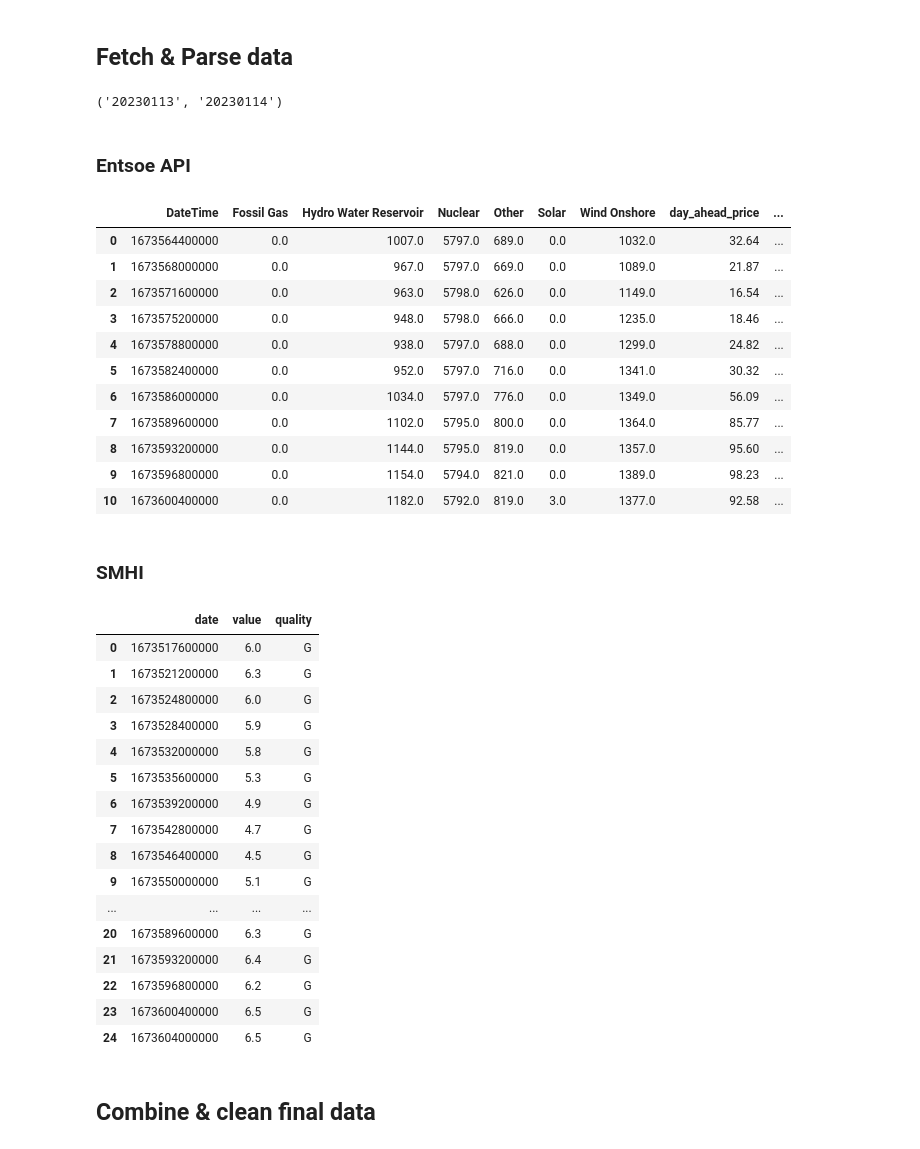
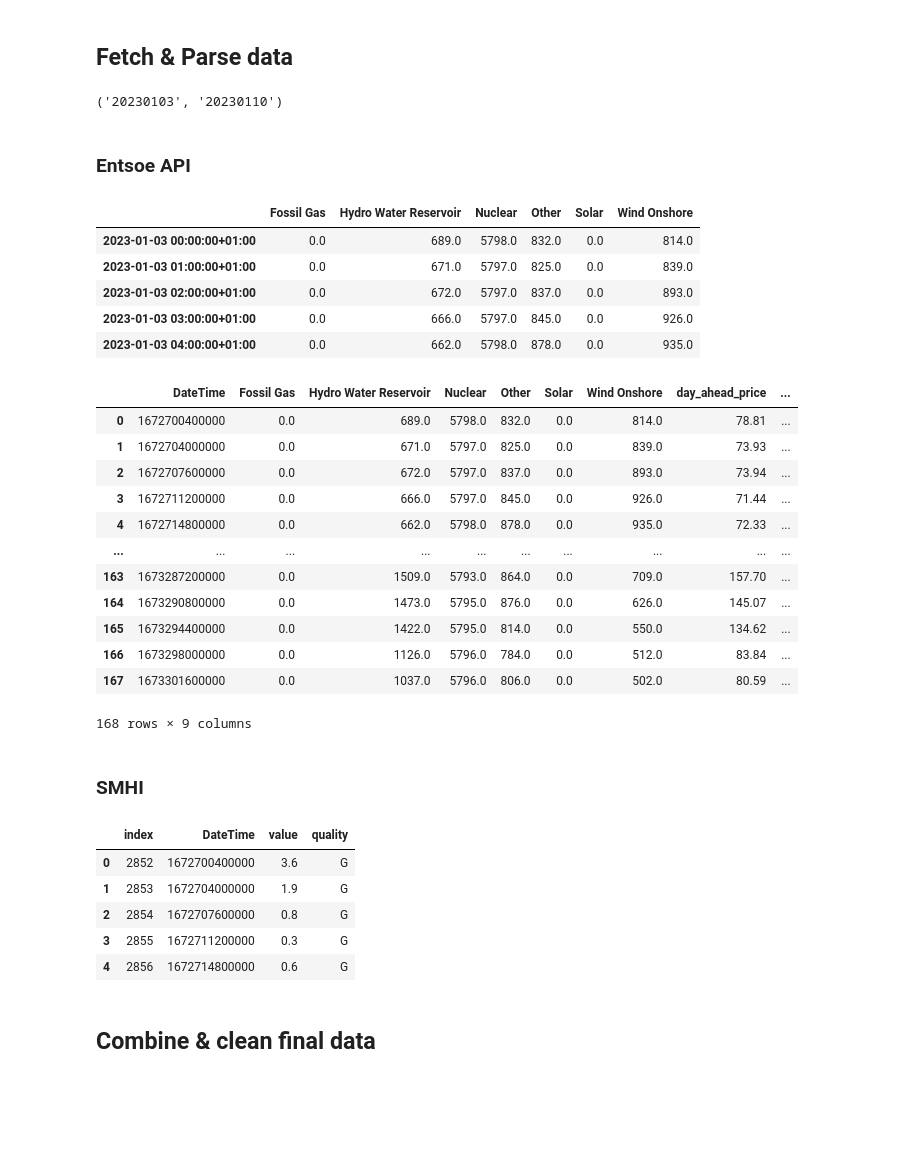
Before and after one commit to AbyelT/ID2223-Scalable-ML-and-DL, a Jupyter notebook: Project/feature-pipeline-daily.ipynb, the cells around one changed output. Saved outputs shown, nothing was run; the diff lists cells and outputs as text; code cells hidden in the pictures; blank space fills up the shorter version.

```diff
--- a/Project/feature-pipeline.ipynb
+++ b/Project/feature-pipeline-daily.ipynb
@@ -33,17 +33,17 @@ import time
 ## Get current date and time for prediction, prediction and actual data is available
 
 #used to retrieve earlier dates
-#date_from = "20230102"
+date_from = "20230103"
 
-date_from = datetime.now() - timedelta(days=1)
-date_from = date_from.date().strftime('%Y%m%d')
-date_to = (datetime.strptime(date_from, '%Y%m%d') + timedelta(days=1)).strftime('%Y%m%d')
+# date_from = datetime.now() - timedelta(days=1)
+# date_from = date_from.date().strftime('%Y%m%d')
+date_to = (datetime.strptime(date_from, '%Y%m%d') + timedelta(days=7)).strftime('%Y%m%d')
 
 # time
 # time = datetime.now().time().strftime('%H')
 date_from, date_to
 # %% [output]
-('20230113', '20230114')
+('20230103', '20230110')
 # %% [markdown]
 ### Entsoe API
 # %%
@@ -65,6 +65,15 @@ df_generation_per_prod = client.query_generation(country_code, start=start,end=e
 
 # Actual load (consumption)
 df_load = client.query_load(country_code, start=start,end=end)
+# %%
+df_generation_per_prod.head()
+# %% [output]
+|  | Fossil Gas | Hydro Water Reservoir | Nuclear | Other | Solar | Wind Onshore |
+| 2023-01-03 00:00:00+01:00 | 0.0 | 689.0 | 5798.0 | 832.0 | 0.0 | 814.0 |
+| 2023-01-03 01:00:00+01:00 | 0.0 | 671.0 | 5797.0 | 825.0 | 0.0 | 839.0 |
+| 2023-01-03 02:00:00+01:00 | 0.0 | 672.0 | 5797.0 | 837.0 | 0.0 | 893.0 |
+| 2023-01-03 03:00:00+01:00 | 0.0 | 666.0 | 5797.0 | 845.0 | 0.0 | 926.0 |
+| 2023-01-03 04:00:00+01:00 | 0.0 | 662.0 | 5798.0 | 878.0 | 0.0 | 935.0 |
 # %%
 # Combine entsoe data
 df_entsoe = df_generation_per_prod.join(df_day_price.rename("day_ahead_price"))
@@ -78,17 +87,18 @@ df_entsoe_clean['DateTime'] = df_entsoe_clean.DateTime.values.astype('int64') //
 df_entsoe_clean # gmt + 1
 # %% [output]
 |  | DateTime | Fossil Gas | Hydro Water Reservoir | Nuclear | Other | Solar | Wind Onshore | day_ahead_price | ... |
-| 0 | 1673564400000 | 0.0 | 1007.0 | 5797.0 | 689.0 | 0.0 | 1032.0 | 32.64 | ... |
-| 1 | 1673568000000 | 0.0 | 967.0 | 5797.0 | 669.0 | 0.0 | 1089.0 | 21.87 | ... |
-| 2 | 1673571600000 | 0.0 | 963.0 | 5798.0 | 626.0 | 0.0 | 1149.0 | 16.54 | ... |
-| 3 | 1673575200000 | 0.0 | 948.0 | 5798.0 | 666.0 | 0.0 | 1235.0 | 18.46 | ... |
-| 4 | 1673578800000 | 0.0 | 938.0 | 5797.0 | 688.0 | 0.0 | 1299.0 | 24.82 | ... |
-| 5 | 1673582400000 | 0.0 | 952.0 | 5797.0 | 716.0 | 0.0 | 1341.0 | 30.32 | ... |
-| 6 | 1673586000000 | 0.0 | 1034.0 | 5797.0 | 776.0 | 0.0 | 1349.0 | 56.09 | ... |
-| 7 | 1673589600000 | 0.0 | 1102.0 | 5795.0 | 800.0 | 0.0 | 1364.0 | 85.77 | ... |
-| 8 | 1673593200000 | 0.0 | 1144.0 | 5795.0 | 819.0 | 0.0 | 1357.0 | 95.60 | ... |
-| 9 | 1673596800000 | 0.0 | 1154.0 | 5794.0 | 821.0 | 0.0 | 1389.0 | 98.23 | ... |
-| 10 | 1673600400000 | 0.0 | 1182.0 | 5792.0 | 819.0 | 3.0 | 1377.0 | 92.58 | ... |
+| 0 | 1672700400000 | 0.0 | 689.0 | 5798.0 | 832.0 | 0.0 | 814.0 | 78.81 | ... |
+| 1 | 1672704000000 | 0.0 | 671.0 | 5797.0 | 825.0 | 0.0 | 839.0 | 73.93 | ... |
+| 2 | 1672707600000 | 0.0 | 672.0 | 5797.0 | 837.0 | 0.0 | 893.0 | 73.94 | ... |
+| 3 | 1672711200000 | 0.0 | 666.0 | 5797.0 | 845.0 | 0.0 | 926.0 | 71.44 | ... |
+| 4 | 1672714800000 | 0.0 | 662.0 | 5798.0 | 878.0 | 0.0 | 935.0 | 72.33 | ... |
+| ... | ... | ... | ... | ... | ... | ... | ... | ... | ... |
+| 163 | 1673287200000 | 0.0 | 1509.0 | 5793.0 | 864.0 | 0.0 | 709.0 | 157.70 | ... |
+| 164 | 1673290800000 | 0.0 | 1473.0 | 5795.0 | 876.0 | 0.0 | 626.0 | 145.07 | ... |
+| 165 | 1673294400000 | 0.0 | 1422.0 | 5795.0 | 814.0 | 0.0 | 550.0 | 134.62 | ... |
+| 166 | 1673298000000 | 0.0 | 1126.0 | 5796.0 | 784.0 | 0.0 | 512.0 | 83.84 | ... |
+| 167 | 1673301600000 | 0.0 | 1037.0 | 5796.0 | 806.0 | 0.0 | 502.0 | 80.59 | ... |
+168 rows × 9 columns
 # %% [markdown]
 ### SMHI
 # %%
@@ -97,7 +107,7 @@ from urllib.request import urlopen
 from pandas import json_normalize
 # %%
 ## fetch data
-url = "https://opendata-download-metobs.smhi.se/api/version/latest/parameter/1/station/71420/period/latest-day/data.json"
+url = "https://opendata-download-metobs.smhi.se/api/version/latest/parameter/1/station/71420/period/latest-months/data.json"
 response = urlopen(url)
 
 # convert response to json, to dataframe
@@ -111,34 +121,15 @@ timeseries_to = df_entsoe_clean["DateTime"].iloc[-1]
 # #extract only the temperature in the time stamp interval
 df_smhi_data = df_smhi_data.loc[(df_smhi_data['date'] >= timeseries_from) & (df_smhi_data['date'] <= timeseries_to)]
 df_smhi_data = df_smhi_data.reset_index().rename(columns = {'date':'DateTime'})
-
-#df2.head()
-# data = json.load(url)
-# temp = data['value']
-# temp
-#df_smhi_data = df_smhi_data.iloc[:25, ::]
-#int(datetime.strptime(date_from, '%Y%m%d').timestamp() * 1000)
-#timeseries_to = int((datetime.strptime(date_from, '%Y%m%d') timedelta(hours=i) .timestamp() * 1000)
 # %%
-df_smhi_data
+df_smhi_data.head()
 # %% [output]
-|  | date | value | quality |
-| 0 | 1673517600000 | 6.0 | G |
-| 1 | 1673521200000 | 6.3 | G |
-| 2 | 1673524800000 | 6.0 | G |
-| 3 | 1673528400000 | 5.9 | G |
-| 4 | 1673532000000 | 5.8 | G |
-| 5 | 1673535600000 | 5.3 | G |
-| 6 | 1673539200000 | 4.9 | G |
-| 7 | 1673542800000 | 4.7 | G |
-| 8 | 1673546400000 | 4.5 | G |
-| 9 | 1673550000000 | 5.1 | G |
-| ... | ... | ... | ... |
-| 20 | 1673589600000 | 6.3 | G |
-| 21 | 1673593200000 | 6.4 | G |
-| 22 | 1673596800000 | 6.2 | G |
-| 23 | 1673600400000 | 6.5 | G |
-| 24 | 1673604000000 | 6.5 | G |
+|  | index | DateTime | value | quality |
+| 0 | 2852 | 1672700400000 | 3.6 | G |
+| 1 | 2853 | 1672704000000 | 1.9 | G |
+| 2 | 2854 | 1672707600000 | 0.8 | G |
+| 3 | 2855 | 1672711200000 | 0.3 | G |
+| 4 | 2856 | 1672714800000 | 0.6 | G |
 # %% [markdown]
 ## Combine & clean final data
 # %%
```
Also changed, not shown: parts of 4 cells of this notebook.
